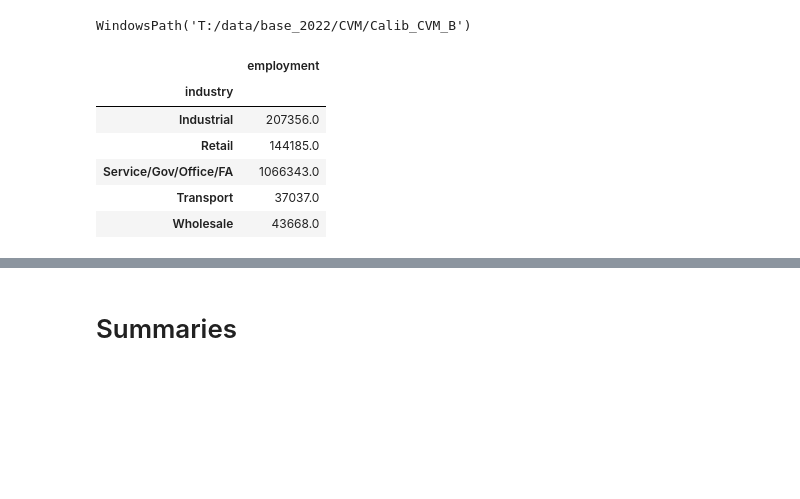
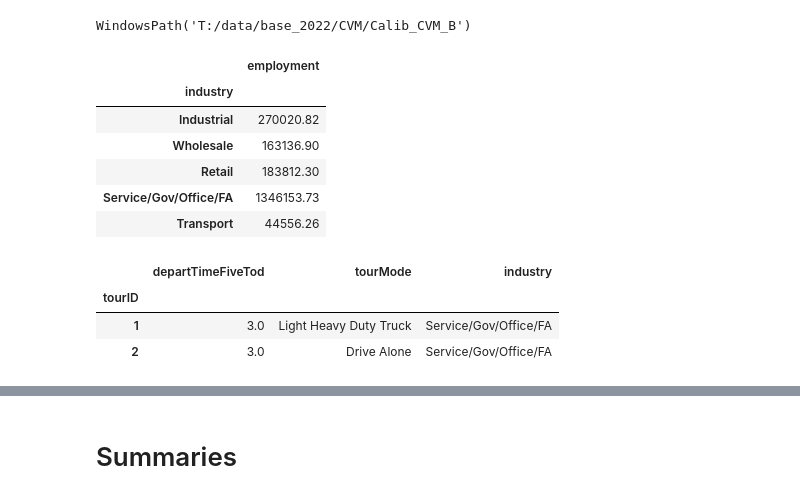
Before and after one commit to SANDAG/Data_CVM, a Jupyter notebook: abm2p/CVM_data_aggregation/summaries.ipynb, the cells around one changed output, grey strips where cells are left out. Saved outputs shown, nothing was run; the diff lists cells and outputs as text; code cells hidden in the pictures; blank space fills up the shorter version.

```diff
--- a/abm2p/CVM_data_aggregation/summaries.ipynb
+++ b/abm2p/CVM_data_aggregation/summaries.ipynb
@@ -29,36 +29,91 @@ employment = (
             'CVM_SV': 'Service',
             'CVM_TH': 'Transport',
             'CVM_WH': 'Wholesale',
             'CVM_GO': 'Government/Office',
         }
     )
     .melt(id_vars='TAZ', var_name='industry', value_name='employment')
     .assign(
         industry=lambda df: (
             df.industry
             .map(
                 {
                     'Industrial': 'Industrial',
                     'Retail': 'Retail',
                     'Service': 'Service/Gov/Office/FA',
                     'Transport': 'Transport',
                     'Wholesale': 'Wholesale',
                     'Government/Office': 'Service/Gov/Office/FA',
                 }
             )
+            .astype(
+                pd.CategoricalDtype(
+                    categories=[
+                        'Industrial',
+                        'Wholesale',
+                        'Retail',
+                        'Service/Gov/Office/FA',
+                        'Transport',
+                    ],
+                    ordered=True,
+                )
+            )
         )
     )
     .set_index('TAZ')
     .groupby('industry')
     .sum()
 )
 employment
 # %% [output]
 |  | employment |
 | industry |  |
-| Industrial | 207356.0 |
-| Retail | 144185.0 |
-| Service/Gov/Office/FA | 1066343.0 |
-| Transport | 37037.0 |
-| Wholesale | 43668.0 |
+| Industrial | 270020.82 |
+| Wholesale | 163136.90 |
+| Retail | 183812.30 |
+| Service/Gov/Office/FA | 1346153.73 |
+| Transport | 44556.26 |
+# %%
+cvm_tours_path = data_dir/'model_output/commercialVehicleTours.csv'
+
+tours = (
+    pd.read_csv(
+        cvm_tours_path,
+        usecols=['tourID', 'actorType', 'departTimeFiveTod', 'tourMode'],
+    )
+    .assign(
+        industry=lambda df: df.actorType
+        .map(
+            {
+                'Government\\Office': 'Service/Gov/Office/FA',
+                'Service': 'Service/Gov/Office/FA',
+                'Fleet Allocator': 'Service/Gov/Office/FA',
+                'Industry': 'Industrial',
+                'Retail': 'Retail',
+                'Transport': 'Transport',
+                'Wholesale': 'Wholesale',
+            }
+        )
+        .astype(
+            pd.CategoricalDtype(
+                categories=[
+                    'Industrial',
+                    'Wholesale',
+                    'Retail',
+                    'Service/Gov/Office/FA',
+                    'Transport',
+                ],
+                ordered=True,
+            )
+        )
+    )
+    .drop(columns=['actorType'])
+    .set_index('tourID')
+)
+tours.head(2)
+# %% [output]
+|  | departTimeFiveTod | tourMode | industry |
+| tourID |  |  |  |
+| 1 | 3.0 | Light Heavy Duty Truck | Service/Gov/Office/FA |
+| 2 | 3.0 | Drive Alone | Service/Gov/Office/FA |
 # %%
```
Also changed, not shown: parts of 7 cells of this notebook, 5 other files.
